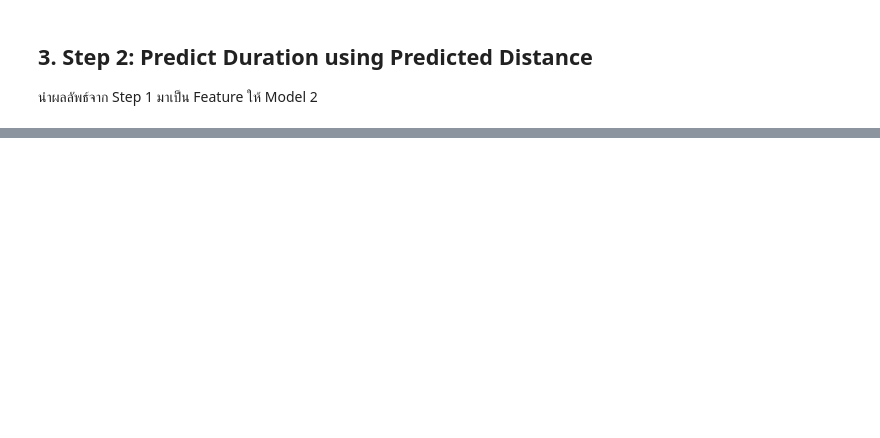
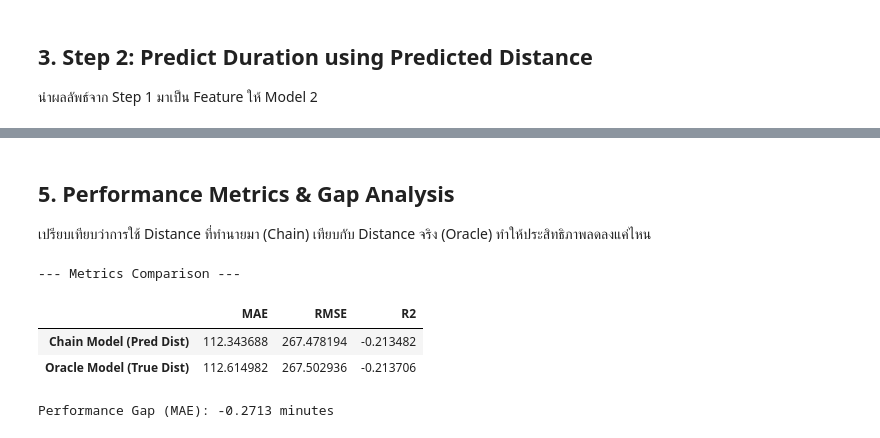
Before and after one commit to ThnaChamp/us-traffic-incident-analysis, a Jupyter notebook: notebooks/05_model_evaluation.ipynb, the cells around one changed output, grey strips where cells are left out. Cells and saved outputs as stored; diff of their text form; code cells hidden in the pictures; blank space fills up the shorter version.

```diff
--- a/notebooks/05_model_evaluation.ipynb
+++ b/notebooks/05_model_evaluation.ipynb
@@ -59 +94,30 @@ print(f"R2:   {dur_r2:.4f}")
+# %% [markdown]
+## 5. Performance Metrics & Gap Analysis
+เปรียบเทียบว่าการใช้ Distance ที่ทำนายมา (Chain) เทียบกับ Distance จริง (Oracle) ทำให้ประสิทธิภาพลดลงแค่ไหน
+# %%
+def calculate_metrics(y_true, y_pred):
+    return {
+        'MAE': mean_absolute_error(y_true, y_pred),
+        'RMSE': np.sqrt(mean_squared_error(y_true, y_pred)),
+        'R2': r2_score(y_true, y_pred)
+    }
+
+chain_metrics = calculate_metrics(y_true["Duration(min)"], pred_duration_chain)
+oracle_metrics = calculate_metrics(y_true["Duration(min)"], pred_duration_oracle)
+
+metrics_comparison = pd.DataFrame({
+    'Chain Model (Pred Dist)': chain_metrics,
+    'Oracle Model (True Dist)': oracle_metrics
+}).T
+
+print("\n--- Metrics Comparison ---")
+display(metrics_comparison)
+
+print(f"\nPerformance Gap (MAE): {chain_metrics['MAE'] - oracle_metrics['MAE']:.4f} minutes")
+# %% [output]
+--- Metrics Comparison ---
+|  | MAE | RMSE | R2 |
+| Chain Model (Pred Dist) | 112.343688 | 267.478194 | -0.213482 |
+| Oracle Model (True Dist) | 112.614982 | 267.502936 | -0.213706 |
+Performance Gap (MAE): -0.2713 minutes
 # %% [markdown]
```
Also changed, not shown: parts of 9 cells of this notebook, 3 other files.
